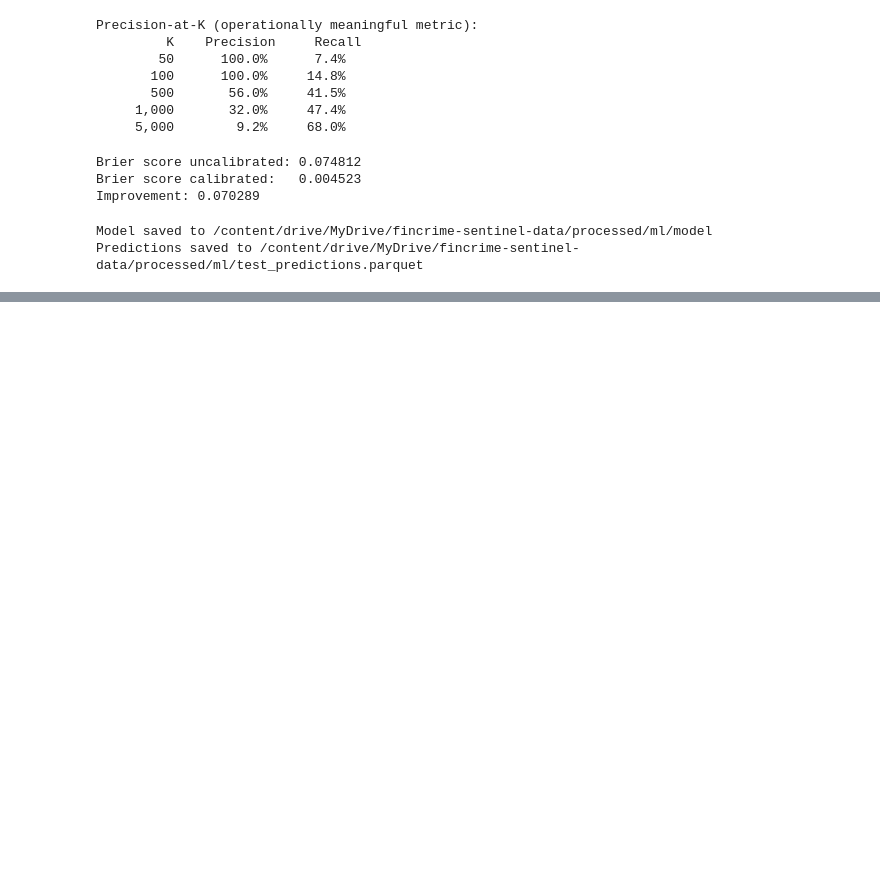
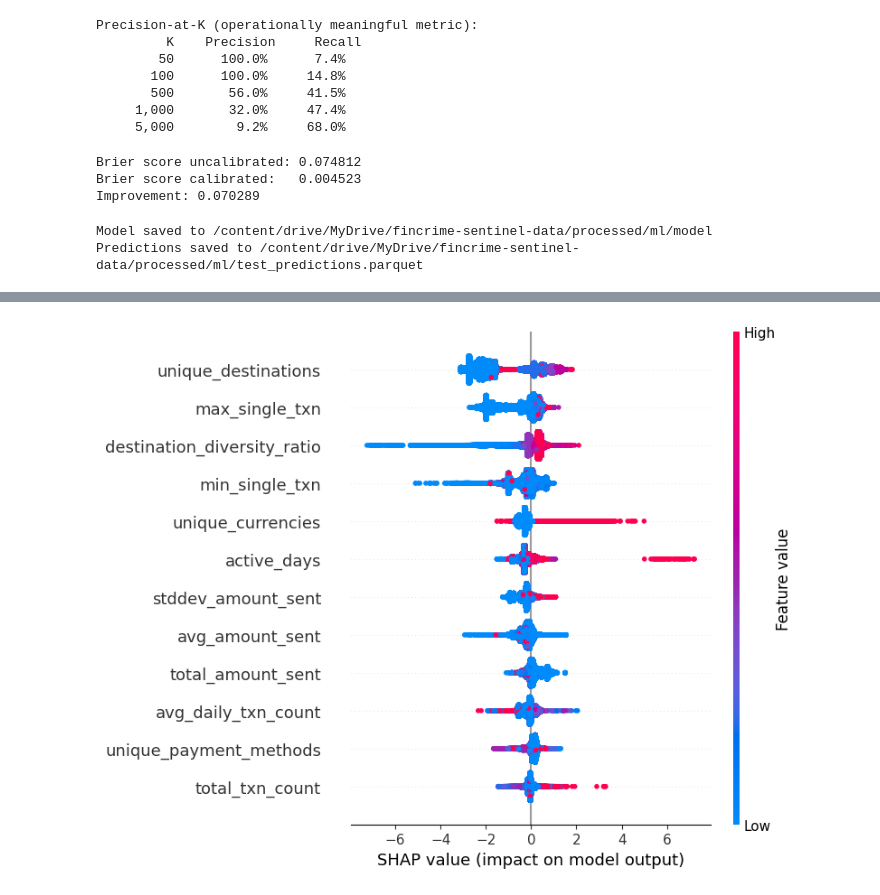
Before and after one commit to abyudh-kattemane/fincrime-sentinel, a Jupyter notebook: notebooks/01_eda.ipynb, the cells around one changed output, grey strips where cells are left out. Drawn from its saved outputs; the diff is of its cells as text; code cells hidden in the pictures; blank space fills up the shorter version.

```diff
--- a/notebooks/01_eda.ipynb
+++ b/notebooks/01_eda.ipynb
@@ -1496,0 +1559,14 @@ Predictions saved to /content/drive/MyDrive/fincrime-sentinel-data/processed/ml/
+# %%
+# Beeswarm — shows the distribution of SHAP values per feature
+# Reveals not just *how much* a feature matters, but *how* it pushes predictions
+fig = plt.figure(figsize=(10, 8))
+shap.summary_plot(
+    shap_values,
+    X_test,
+    show=False
+)
+plt.tight_layout()
+plt.savefig(ML_OUTPUT / 'shap_beeswarm.png', dpi=150, bbox_inches='tight')
+plt.show()
+# %% [output]
+[figure, added]
```
Also changed, not shown: parts of 17 cells of this notebook.
